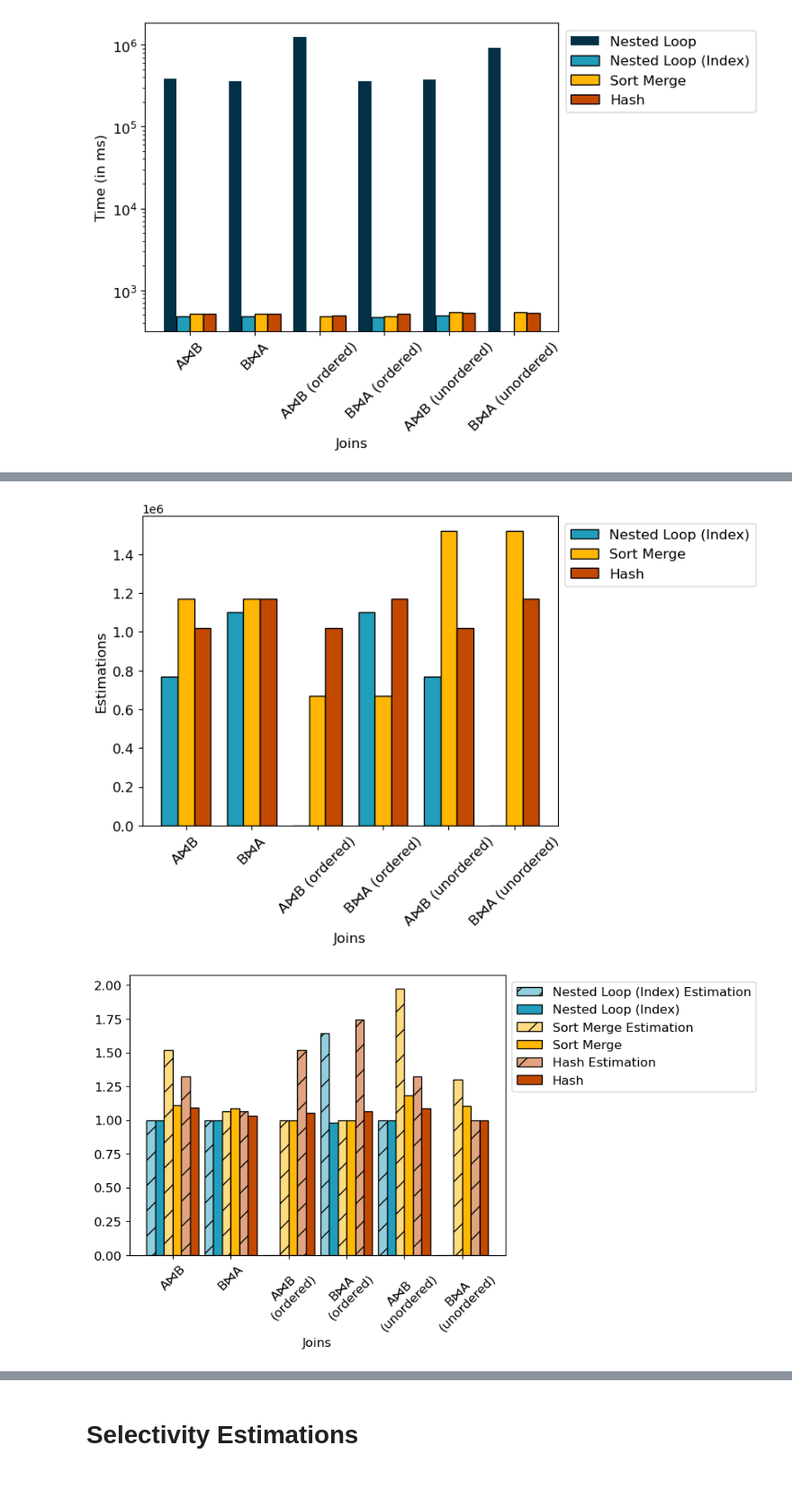
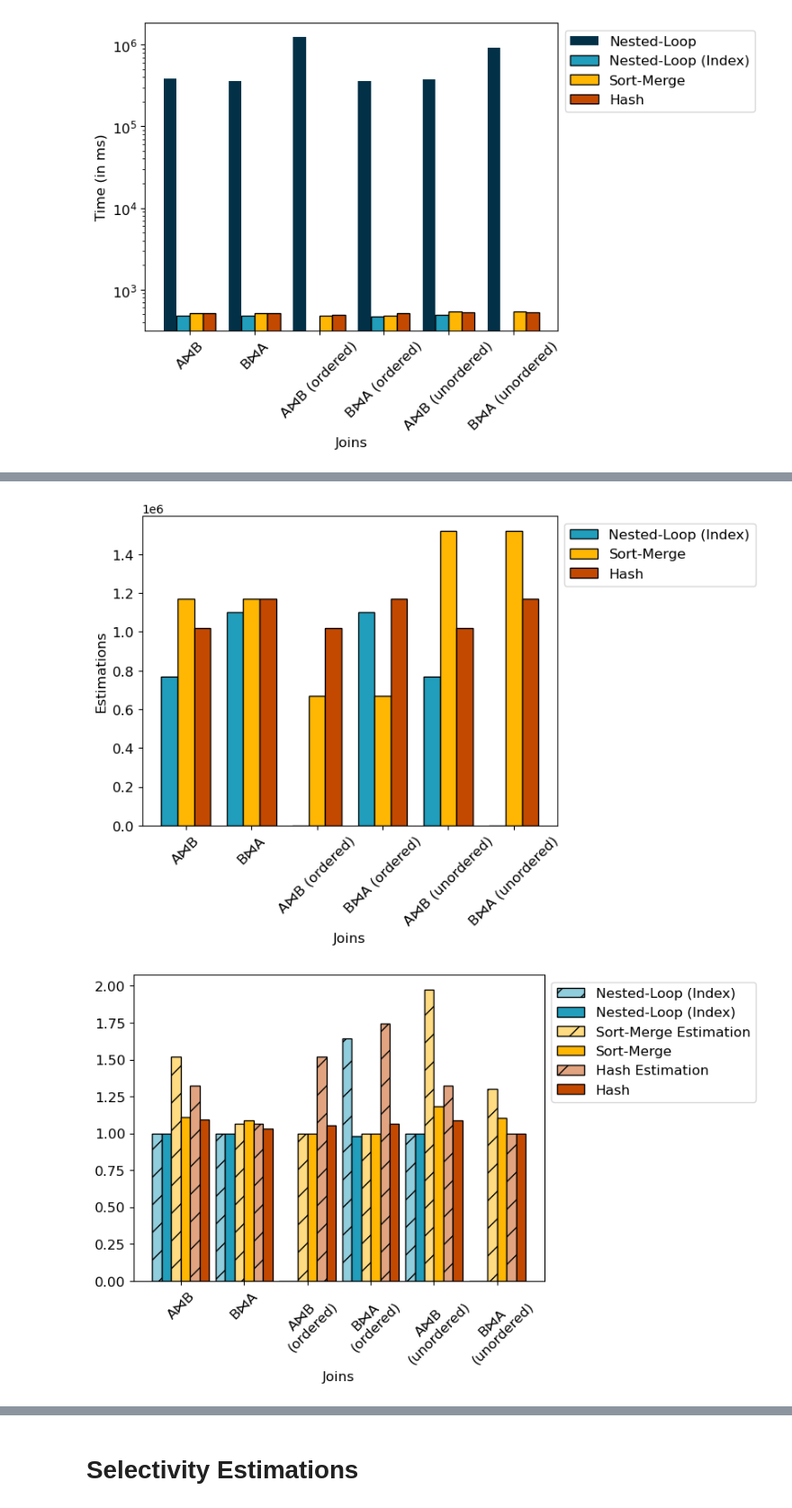
Before and after one commit to Johanna-Maria/master-thesis-prototype, a Jupyter notebook: Results/Notbooks/Untitled.ipynb, the cells around one changed output, grey strips where cells are left out. Shown: that part at 90% size. Drawn from its saved outputs; the diff is of its cells as text; code cells hidden in the pictures; blank space fills up the shorter version.

Commit message:
add estimation results, fix notebooks

```diff
--- a/Results/Notbooks/Untitled.ipynb
+++ b/Results/Notbooks/Untitled.ipynb
@@ -395,13 +395,13 @@ index = np.arange(len(categories))
 
 # Create a grouped bar chart
 plt.figure()
-# plt.bar(index, nested_loop, bar_width, label='Nested Loop', color=nested_loop_color)
-# plt.bar(index + bar_width, nested_loop_index, bar_width, label='Nested Loop (Index)', color=nested_loop_index_color)
-# plt.bar(index + bar_width + bar_width, sort_merge, bar_width, label='Sort Merge', color=sort_merge_color)
+# plt.bar(index, nested_loop, bar_width, label='Nested-Loop', color=nested_loop_color)
+# plt.bar(index + bar_width, nested_loop_index, bar_width, label='Nested-Loop (Index)', color=nested_loop_index_color)
+# plt.bar(index + bar_width + bar_width, sort_merge, bar_width, label='Sort-Merge', color=sort_merge_color)
 # plt.bar(index + bar_width + bar_width + bar_width, hash, bar_width, label='Hash', color=hash_color)
 
-plt.bar(index, nested_loop_index, bar_width, label='Nested Loop (Index)',edgecolor='black', color=nested_loop_index_color)
-plt.bar(index + bar_width, sort_merge, bar_width, label='Sort Merge',edgecolor='black', color=sort_merge_color)
+plt.bar(index, nested_loop_index, bar_width, label='Nested-Loop (Index)',edgecolor='black', color=nested_loop_index_color)
+plt.bar(index + bar_width, sort_merge, bar_width, label='Sort-Merge',edgecolor='black', color=sort_merge_color)
 plt.bar(index + bar_width + bar_width, hash, bar_width, label='Hash',edgecolor='black', color=hash_color)
 # plt.gca().yaxis.set_major_formatter(ScalarFormatter(useMathText=True))
 # plt.ylim(300000, None)
@@ -422,7 +422,7 @@ plt.savefig('joins_bar_estimations_500000_with_nl.pdf', format='pdf', bbox_inche
 
 plt.show()
 # %% [output]
-[figure, old version]
+[figure, new version]
 # %%
 categories = ['A⋈B', 'B⋈A', 'A⋈B\n(ordered)', 'B⋈A\n(ordered)', 'A⋈B\n(unordered)', 'B⋈A\n(unordered)']
 nested_loop_index_act = [2436141180.000, 2505514340.000, 0, 2349230200.000, 2442756550.000, 0]
@@ -443,38 +443,38 @@ comp_nli_act = [0 if x == 0 else x / best for x, best in zip(nested_loop_index_a
 comp_sm_act = [ x / best for x, best in zip(sort_merge_act, best_act)]
 comp_hash_act = [x / best for x, best in zip(hash_act, best_act)]
 
 # Number of bars per category
 bar_width = 0.15
 index = np.arange(len(categories))
 
 # Create a grouped bar chart
 plt.figure()
 
-plt.bar(index, comp_nli_est, bar_width, label='Nested Loop (Index) Estimation', edgecolor='black',hatch='/', color=nested_loop_index_light_color)
-plt.bar(index + bar_width, comp_nli_act, bar_width, label='Nested Loop (Index)', edgecolor='black', color=nested_loop_index_color)
-plt.bar(index + bar_width + bar_width, comp_sm_est, bar_width, label='Sort Merge Estimation', edgecolor='black',hatch='/', color=sort_merge_light_color)
-plt.bar(index + bar_width + bar_width + bar_width, comp_sm_act, bar_width, label='Sort Merge', edgecolor='black', color=sort_merge_color)
+plt.bar(index, comp_nli_est, bar_width, label='Nested-Loop (Index)', edgecolor='black',hatch='/', color=nested_loop_index_light_color)
+plt.bar(index + bar_width, comp_nli_act, bar_width, label='Nested-Loop (Index)', edgecolor='black', color=nested_loop_index_color)
+plt.bar(index + bar_width + bar_width, comp_sm_est, bar_width, label='Sort-Merge Estimation', edgecolor='black',hatch='/', color=sort_merge_light_color)
+plt.bar(index + bar_width + bar_width + bar_width, comp_sm_act, bar_width, label='Sort-Merge', edgecolor='black', color=sort_merge_color)
 plt.bar(index + bar_width + bar_width + bar_width + bar_width, comp_hash_est, bar_width, label='Hash Estimation', edgecolor='black',hatch='/', color=hash_light_color)
 plt.bar(index + bar_width + bar_width + bar_width + bar_width + bar_width, comp_hash_act, bar_width, label='Hash', edgecolor='black', color=hash_color)
 # plt.gca().yaxis.set_major_formatter(ScalarFormatter(useMathText=True))
 # plt.ylim(300000, None)
 
 # plt.yscale('log')
 # Add titles and labels
 plt.xlabel('Joins', fontsize=12)
 # plt.ylabel('Factor of t')
 plt.xticks(index + bar_width + 0.225, categories, fontsize=12)
 plt.xticks(rotation=45)
 plt.yticks(fontsize=12)
 plt.legend(loc='upper left', bbox_to_anchor=(1, 1), fontsize = 12)
 
 # Display the plot
 plt.savefig('joins_est_act_500000.svg', format='svg', bbox_inches='tight')
 plt.savefig('joins_est_act_500000.pdf', format='pdf', bbox_inches='tight')
 
 plt.show()
 # %% [output]
-[figure, old version]
+[figure, new version]
 # %%
 categories = ['A⋈B', 'B⋈A', 'A⋈B (ordered)', 'B⋈A (ordered)', 'A⋈B (unordered)', 'B⋈A (unordered)']
 nested_loop = [140000140000,140000200000, 140000140000,140000200000,140000140000,140000200000]
```
Also changed, not shown: parts of 11 cells of this notebook, 6 other files.
